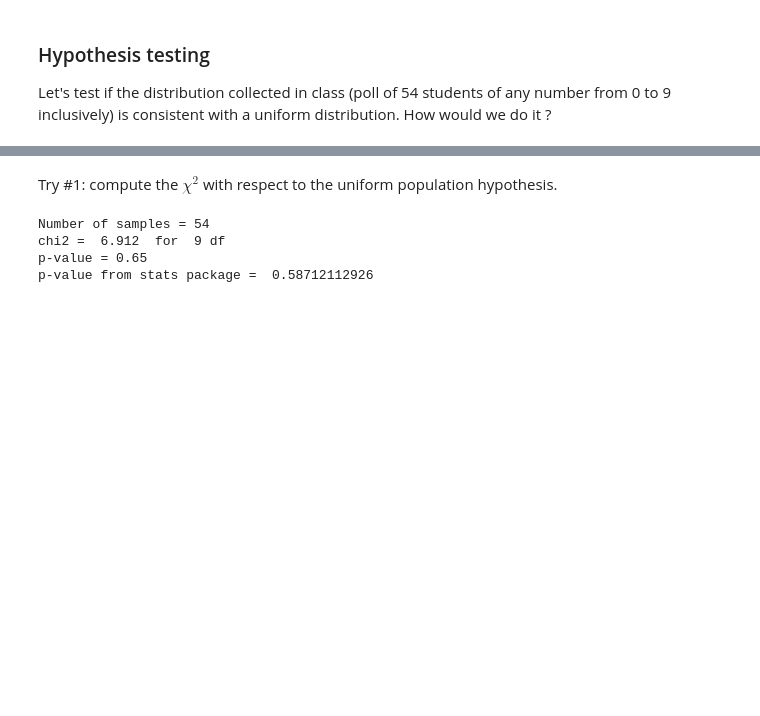
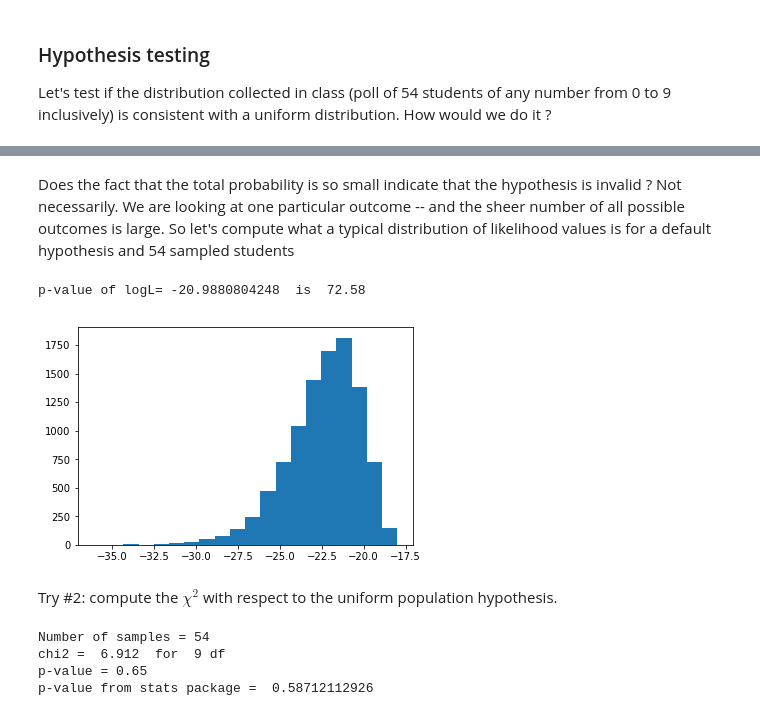
Before and after one commit to ds-connectors/PHYSICS-88, a Jupyter notebook: sp19/Week07/Lecture05.ipynb, the cells around one changed output, grey strips where cells are left out. Drawn from its saved outputs; the diff is of its cells as text; code cells hidden in the pictures; blank space fills up the shorter version.

```diff
--- a/sp19/Week07/Lecture05.ipynb
+++ b/sp19/Week07/Lecture05.ipynb
@@ -272,7 +276,7 @@ def modelN(*arg):
         sum += arg[i+1]*x**i
     return sum
 
-N=5   # poly degree
+N=2   # poly degree
 par0    = np.zeros(N+1)
 par[1]=1
 par, cov = fitter.curve_fit(modelN, xdata, ydata, par0, sigma)
@@ -464,0 +456,19 @@ Let's test if the distribution collected in class (poll of 54 students of any nu
+# %%
+x = np.loadtxt('sample.dat')
+N = len(x)
+print('Number of samples =',N)
+
+bins = np.arange(-0.5,10.5,1)
+n, b, p = plt.hist(x, bins)
+expected = 0.1*N
+
+# loop over all entries in the histogram, compute chi^2 assuming
+# Poisson errors for each bin
+
+logL = 0
+for i in range(0,10):
+    value = n[i]
+    logL += sp.stats.poisson.logpmf(value,mu=expected)
+
+print('Log(likelihood) = ',logL)
+print('Probability = ',np.exp(logL))
@@ -465,5 +480,28 @@ Let's test if the distribution collected in class (poll of 54 students of any nu
+# %% [markdown]
+Does the fact that the total probability is so small indicate that the hypothesis is invalid ? Not necessarily. We are looking at one particular outcome -- and the sheer number of all possible outcomes is large. So let's compute what a typical distribution of likelihood values is for a default hypothesis and 54 sampled students
+# %%
+Ntrials = 10000
+logL_try = np.zeros(Ntrials)
+
+for itry in range(0,Ntrials):
+    # generate a random Poisson-distributed number for each bin
+    n = sp.stats.poisson.rvs(mu=expected, size=10)
+    logL_try[itry] = 0
+    for j in range(0,10):
+        value = n[j]
+        logL_try[itry] += sp.stats.poisson.logpmf(value,mu=expected)
+
+# plot the distribution
+entries, bins, patches = plt.hist(logL_try, 20)
+
+# compare the observed likelihood to the population
+pval = sp.stats.percentileofscore(logL_try,logL)
+print('p-value of logL=',logL,' is ',pval)
+# %% [output]
+p-value of logL= -20.9880804248  is  72.58
+[figure, added]
 # %% [markdown]
-Try #1: compute the $\chi^2$ with respect to the uniform population hypothesis.
+Try #2: compute the $\chi^2$ with respect to the uniform population hypothesis.
 # %%
 x = np.loadtxt('sample.dat')
 N = len(x)
```
Also changed, not shown: parts of 7 cells of this notebook, 3 other files.
